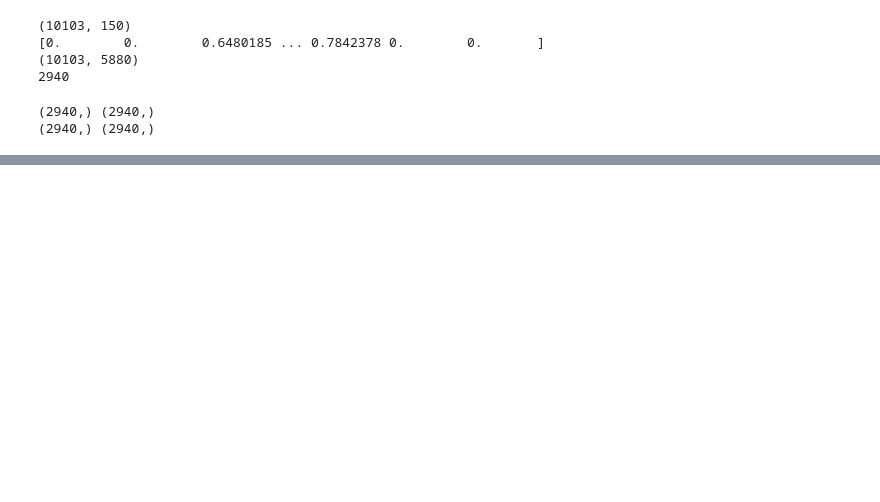
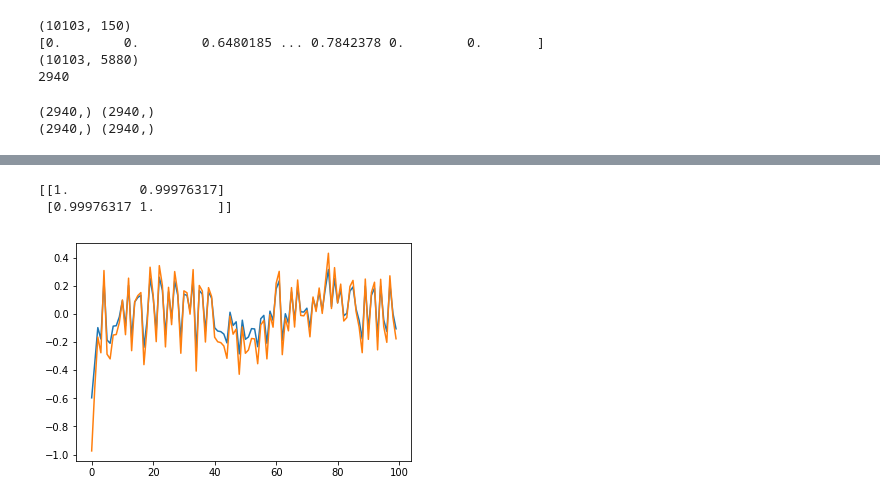
Before and after one commit to MouseLand/EnsemblePursuit, a Jupyter notebook: Visualizations/RNN_draft.ipynb, the cells around one changed output, grey strips where cells are left out. Drawn from its saved outputs; the diff is of its cells as text; code cells hidden in the pictures; blank space fills up the shorter version.

```diff
--- a/Visualizations/RNN_draft.ipynb
+++ b/Visualizations/RNN_draft.ipynb
@@ -75,0 +76,10 @@ Epoch 10/10
+# %%
+import matplotlib.pyplot as plt
+
+plt.plot(testPredict[:100,0])
+plt.plot(testX.reshape(testX.shape[0],1)[:100,0])
+print(np.corrcoef(testPredict[:,0],testX.reshape(testX.shape[0],1)[:,0]))
+# %% [output]
+[[1.         0.99976317]
+ [0.99976317 1.        ]]
+[figure, added]
```
Also changed, not shown: parts of 4 cells of this notebook.
